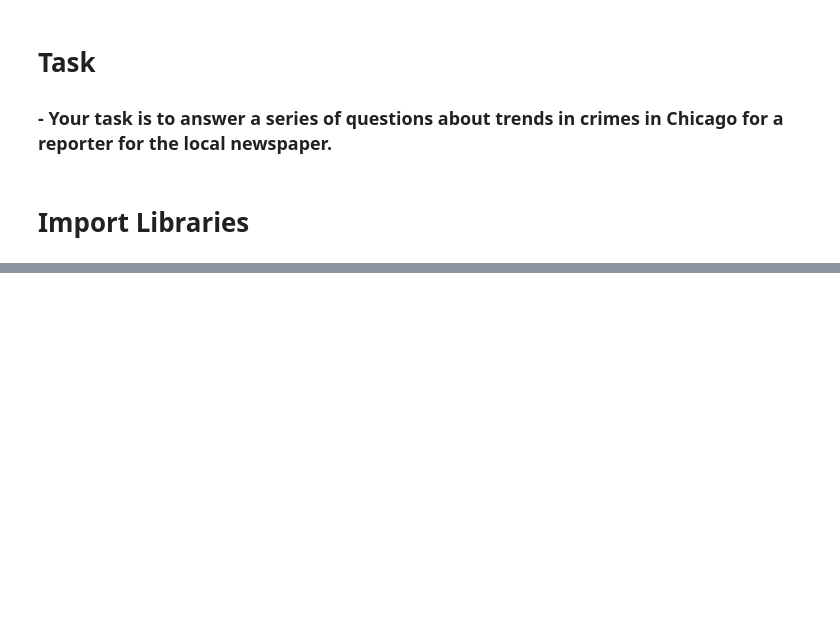
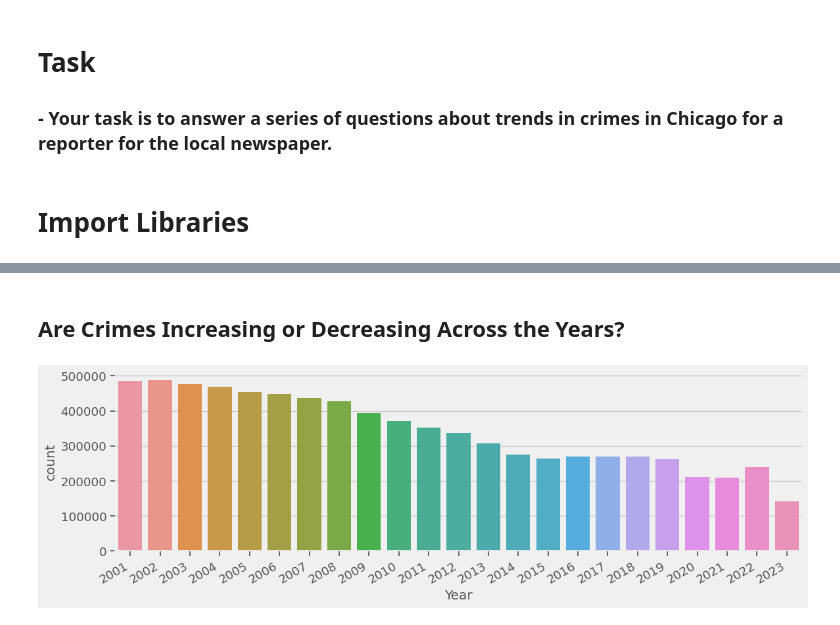
Before and after one commit to tjbingamon/Project-4---Chicago-Crime-Data, a Jupyter notebook: Project 4 Part 1.ipynb, the cells around one changed output, grey strips where cells are left out. Cells and saved outputs as stored; diff of their text form; code cells hidden in the pictures; blank space fills up the shorter version.

```diff
--- a/Project 4 Part 1.ipynb
+++ b/Project 4 Part 1.ipynb
@@ -41,0 +257,13 @@ plt.rcParams['savefig.bbox'] = 'tight'
+# %% [markdown]
+## Are Crimes Increasing or Decreasing Across the Years?
+# %%
+df2 = df[~no_crime]
+# %%
+df2['Year'] = df2.index.year
+# %%
+# plot/visualize years
+ax = sns.countplot(data=df2, x='Year')
+fig = ax.get_figure()
+fig.autofmt_xdate()
+# %% [output]
+[figure, added]
```
Also changed, not shown: parts of 42 cells of this notebook.
